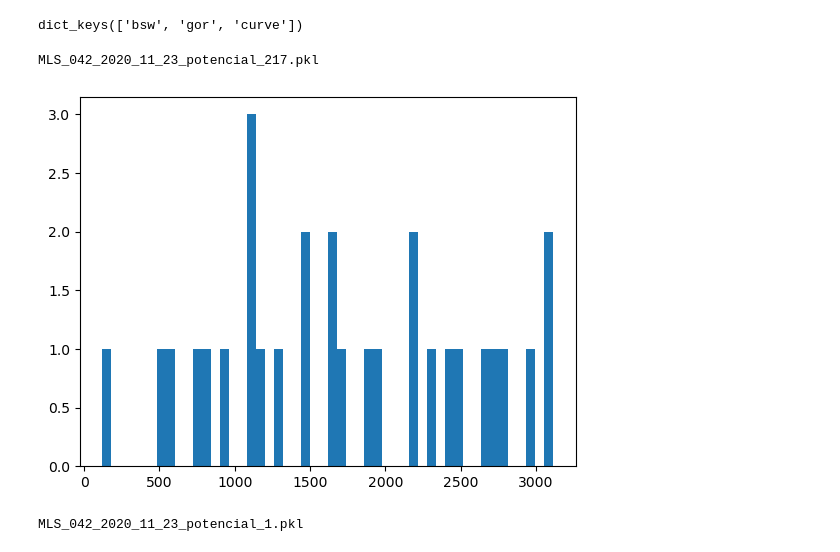
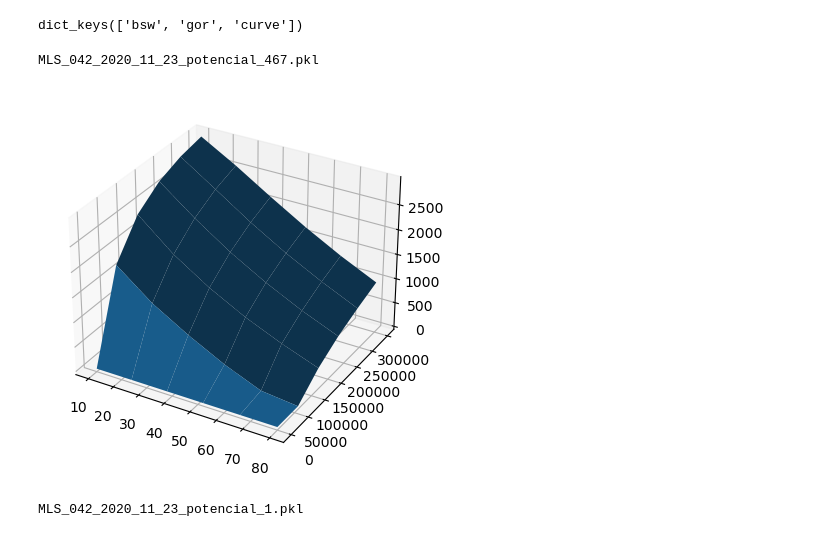
Before and after one commit to brunompacheco/early-fixing-oil-production, a Jupyter notebook: notebooks/0.1-bmp-surrogate-model.ipynb, the cells around one changed output. Saved outputs shown, nothing was run; the diff lists cells and outputs as text; code cells hidden in the pictures.

Commit message:
train on single well variations

```diff
--- a/notebooks/0.1-bmp-surrogate-model.ipynb
+++ b/notebooks/0.1-bmp-surrogate-model.ipynb
@@ -102,38 +102,38 @@ dict_keys(['bsw', 'gor', 'curve'])
 # %%
 well_fps = list(Path('../data/raw/').glob('*.pkl'))
 
 well_fp = well_fps[0]
 
 # with open('../data/raw/'+well_name+'.pkl', 'rb') as f:
 with open(well_fp, 'rb') as f:
     well = pickle.load(f)
 
 well['curve']
 
 C, GL = get_C_GL(None)
 C, GL = np.meshgrid(C, GL)
 
 Obj = -1 * np.ones(C.shape)
 
 for i in range(6):
     for j in range(6):
         c = C[i,j]
         gl = GL[i,j]
         try:
             Obj[i,j] = well['curve'][(c,gl)]
         except KeyError:
             pass
 
 print(well_fp.name)
-# fig, ax = plt.subplots(subplot_kw={"projection": "3d"})
-# ax.plot_surface(C, GL, Obj)
+fig, ax = plt.subplots(subplot_kw={"projection": "3d"})
+ax.plot_surface(C, GL, Obj)
+plt.show()
+
+# plt.hist(well['curve'].values(), bins=50)
 # plt.show()
-
-plt.hist(well['curve'].values(), bins=50)
-plt.show()
 # %% [output]
-MLS_042_2020_11_23_potencial_217.pkl
+MLS_042_2020_11_23_potencial_467.pkl
-[figure, old version]
+[figure, new version]
 # %%
 well_fps = list(Path('../data/raw/').glob('*.pkl'))
 
```
Also changed, not shown: 6 other files.
